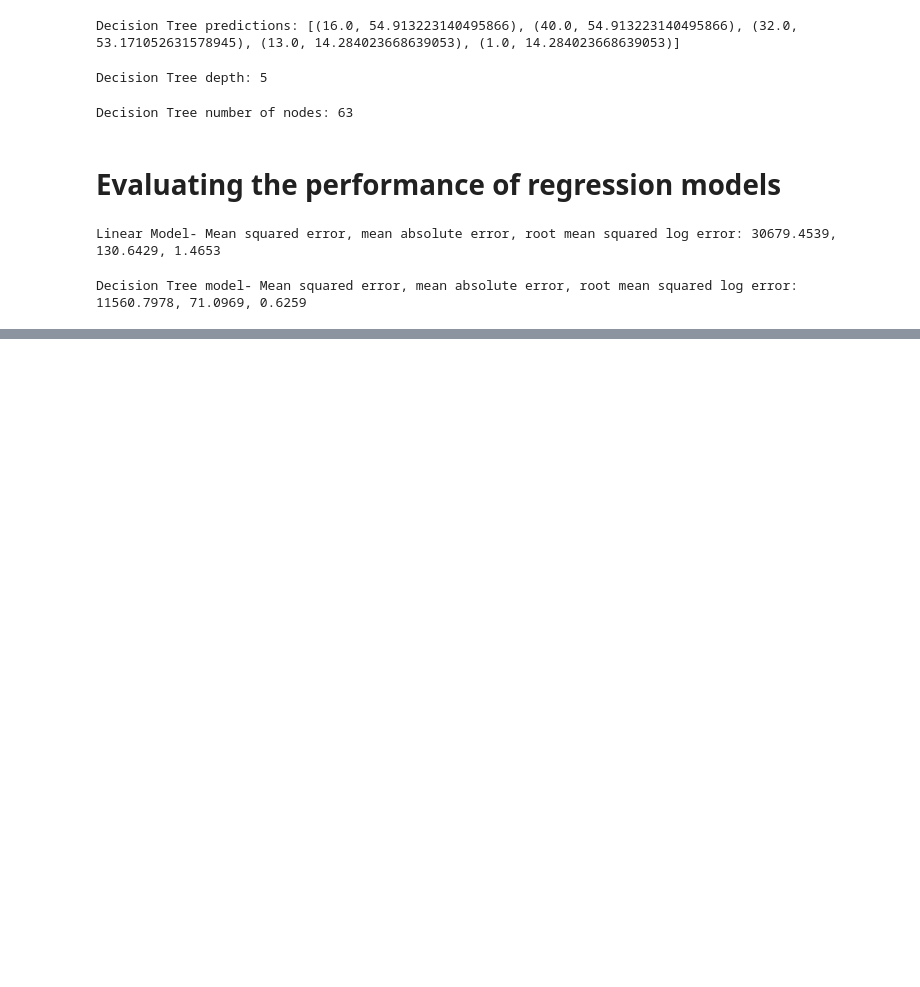
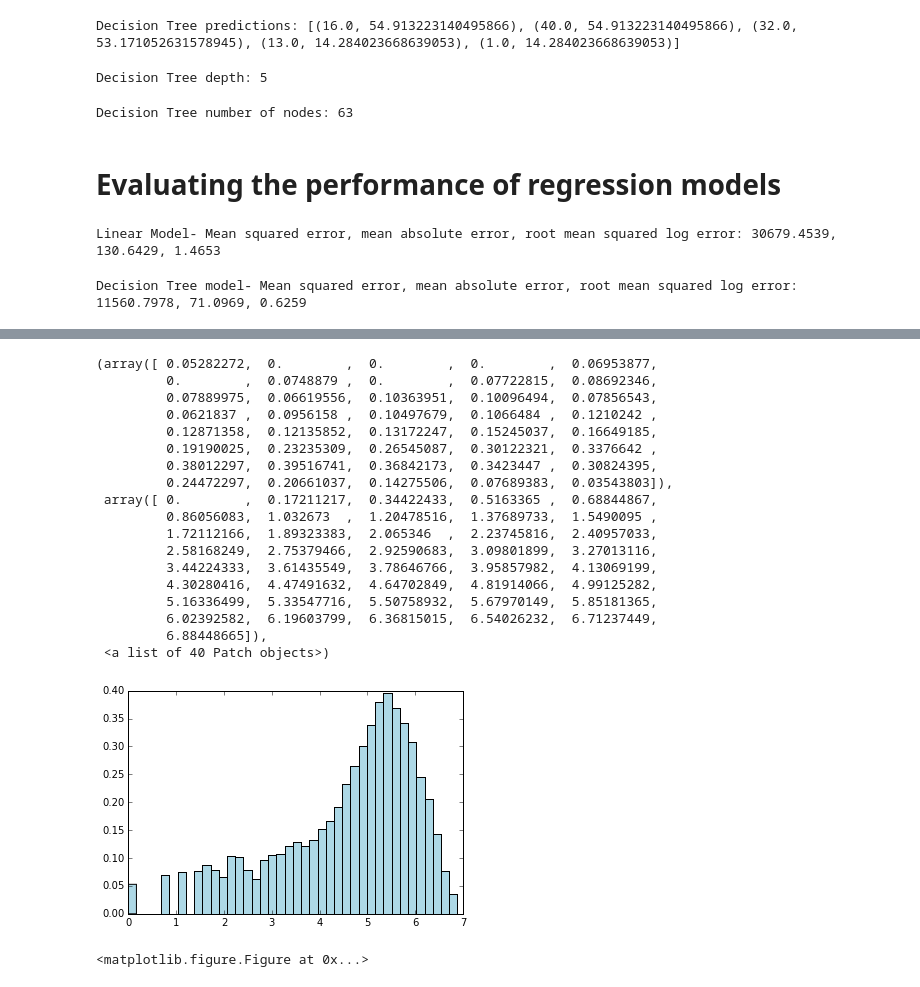
Before and after one commit to stanworld/ApacheSpark, a Jupyter notebook: MLwithSpark/Regression/Regression.ipynb, the cells around one changed output, grey strips where cells are left out. Saved outputs shown, nothing was run; the diff lists cells and outputs as text; code cells hidden in the pictures; blank space fills up the shorter version.

```diff
--- a/MLwithSpark/Regression/Regression.ipynb
+++ b/MLwithSpark/Regression/Regression.ipynb
@@ -196,0 +233,28 @@ Decision Tree model- Mean squared error, mean absolute error, root mean squared
+# %%
+log_targets = records.map(lambda r: np.log(float(r[-1]))).collect()
+# %%
+hist(log_targets, bins = 40, color = 'lightblue', normed=True)
+# %% [output]
+(array([ 0.05282272,  0.        ,  0.        ,  0.        ,  0.06953877,
+         0.        ,  0.0748879 ,  0.        ,  0.07722815,  0.08692346,
+         0.07889975,  0.06619556,  0.10363951,  0.10096494,  0.07856543,
+         0.0621837 ,  0.0956158 ,  0.10497679,  0.1066484 ,  0.1210242 ,
+         0.12871358,  0.12135852,  0.13172247,  0.15245037,  0.16649185,
+         0.19190025,  0.23235309,  0.26545087,  0.30122321,  0.3376642 ,
+         0.38012297,  0.39516741,  0.36842173,  0.3423447 ,  0.30824395,
+         0.24472297,  0.20661037,  0.14275506,  0.07689383,  0.03543803]),
+ array([ 0.        ,  0.17211217,  0.34422433,  0.5163365 ,  0.68844867,
+         0.86056083,  1.032673  ,  1.20478516,  1.37689733,  1.5490095 ,
+         1.72112166,  1.89323383,  2.065346  ,  2.23745816,  2.40957033,
+         2.58168249,  2.75379466,  2.92590683,  3.09801899,  3.27013116,
+         3.44224333,  3.61435549,  3.78646766,  3.95857982,  4.13069199,
+         4.30280416,  4.47491632,  4.64702849,  4.81914066,  4.99125282,
+         5.16336499,  5.33547716,  5.50758932,  5.67970149,  5.85181365,
+         6.02392582,  6.19603799,  6.36815015,  6.54026232,  6.71237449,
+         6.88448665]),
+ <a list of 40 Patch objects>)
+[figure, added]
+# %%
+fig = matplotlib.pyplot.gcf()
+# %% [output]
+<matplotlib.figure.Figure at 0x...>
```
Also changed, not shown: parts of 41 cells of this notebook.
